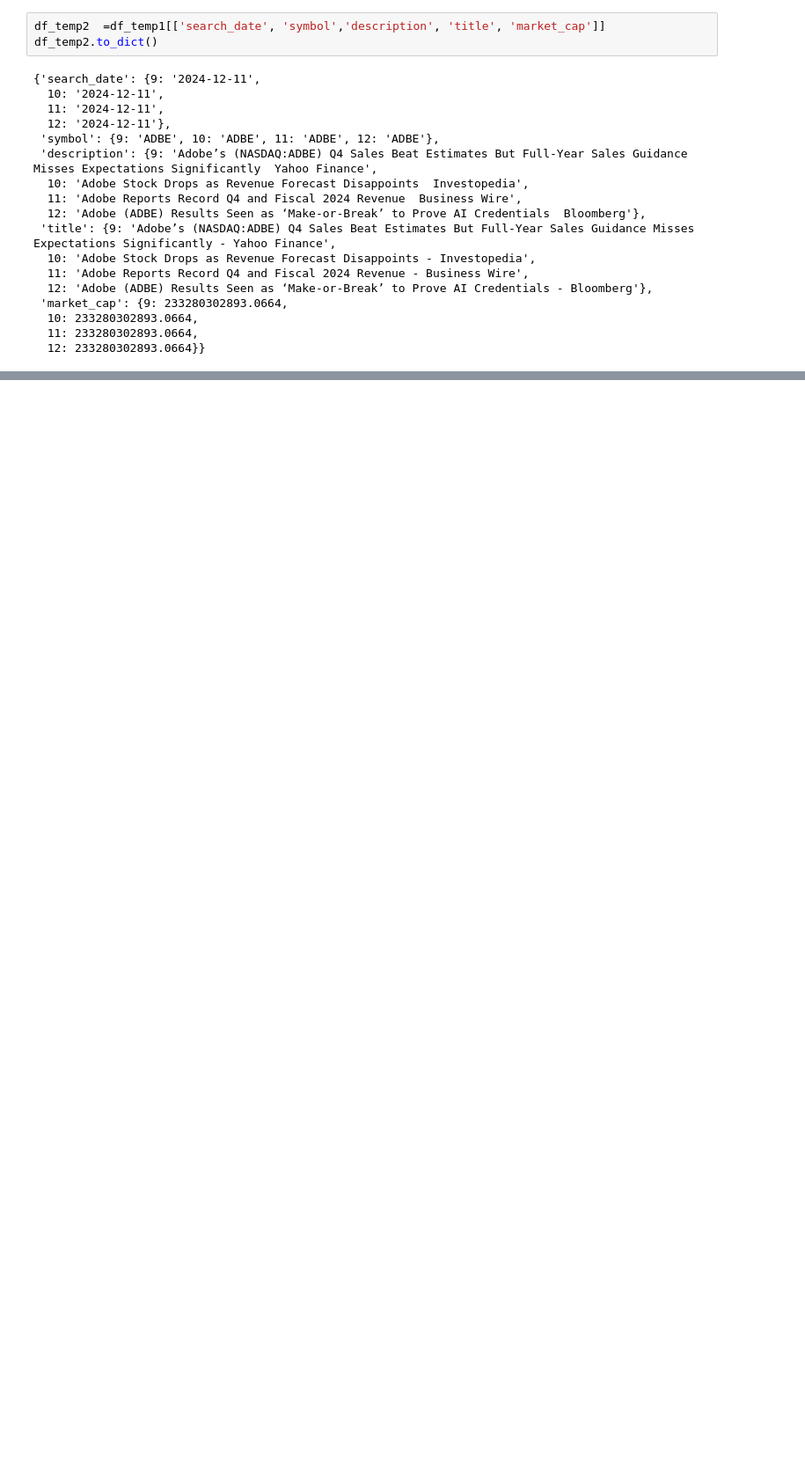
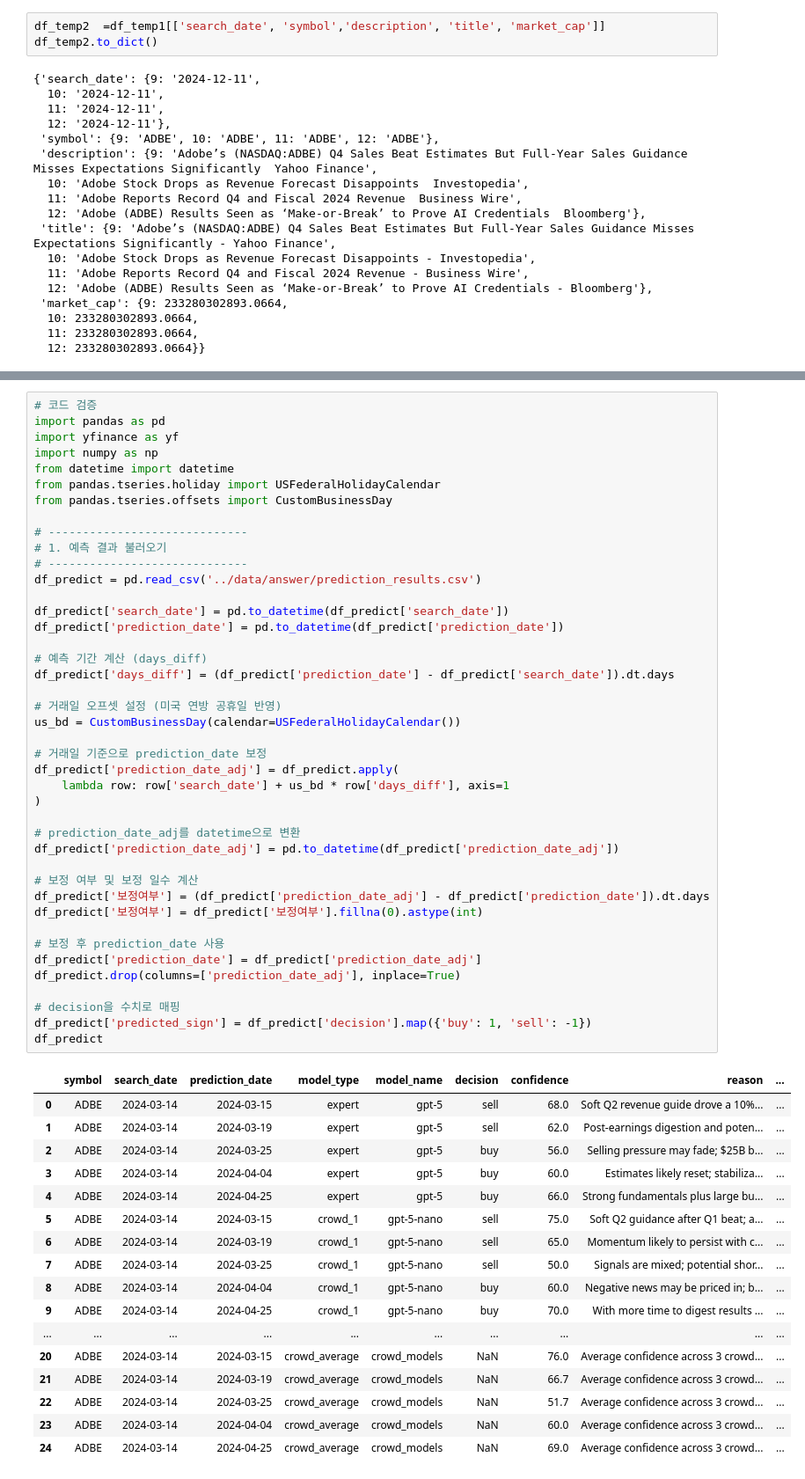
Before and after one commit to pupwchk/one-vs-a-hundred, a Jupyter notebook: yujin/related_to_DA.ipynb, the cells around one changed output, grey strips where cells are left out. Shown at 88% size. Drawn from its saved outputs; the diff is of its cells as text; blank space fills up the shorter version.

```diff
--- a/yujin/related_to_DA.ipynb
+++ b/yujin/related_to_DA.ipynb
@@ -172,0 +196,60 @@ df_temp2.to_dict()
+# %%
+# 코드 검증
+import pandas as pd
+import yfinance as yf
+import numpy as np
+from datetime import datetime
+from pandas.tseries.holiday import USFederalHolidayCalendar
+from pandas.tseries.offsets import CustomBusinessDay
+
+# -----------------------------
+# 1. 예측 결과 불러오기
+# -----------------------------
+df_predict = pd.read_csv('../data/answer/prediction_results.csv')
+
+df_predict['search_date'] = pd.to_datetime(df_predict['search_date'])
+df_predict['prediction_date'] = pd.to_datetime(df_predict['prediction_date'])
+
+# 예측 기간 계산 (days_diff)
+df_predict['days_diff'] = (df_predict['prediction_date'] - df_predict['search_date']).dt.days
+
+# 거래일 오프셋 설정 (미국 연방 공휴일 반영)
+us_bd = CustomBusinessDay(calendar=USFederalHolidayCalendar())
+
+# 거래일 기준으로 prediction_date 보정
+df_predict['prediction_date_adj'] = df_predict.apply(
+    lambda row: row['search_date'] + us_bd * row['days_diff'], axis=1
+)
+
+# prediction_date_adj를 datetime으로 변환
+df_predict['prediction_date_adj'] = pd.to_datetime(df_predict['prediction_date_adj'])
+
+# 보정 여부 및 보정 일수 계산
+df_predict['보정여부'] = (df_predict['prediction_date_adj'] - df_predict['prediction_date']).dt.days
+df_predict['보정여부'] = df_predict['보정여부'].fillna(0).astype(int)
+
+# 보정 후 prediction_date 사용
+df_predict['prediction_date'] = df_predict['prediction_date_adj']
+df_predict.drop(columns=['prediction_date_adj'], inplace=True)
+
+# decision을 수치로 매핑
+df_predict['predicted_sign'] = df_predict['decision'].map({'buy': 1, 'sell': -1})
+df_predict
+# %% [output]
+|  | symbol | search_date | prediction_date | model_type | model_name | decision | confidence | reason | ... |
+| 0 | ADBE | 2024-03-14 | 2024-03-15 | expert | gpt-5 | sell | 68.0 | Soft Q2 revenue guide drove a 10%... | ... |
+| 1 | ADBE | 2024-03-14 | 2024-03-19 | expert | gpt-5 | sell | 62.0 | Post-earnings digestion and poten... | ... |
+| 2 | ADBE | 2024-03-14 | 2024-03-25 | expert | gpt-5 | buy | 56.0 | Selling pressure may fade; $25B b... | ... |
+| 3 | ADBE | 2024-03-14 | 2024-04-04 | expert | gpt-5 | buy | 60.0 | Estimates likely reset; stabiliza... | ... |
+| 4 | ADBE | 2024-03-14 | 2024-04-25 | expert | gpt-5 | buy | 66.0 | Strong fundamentals plus large bu... | ... |
+| 5 | ADBE | 2024-03-14 | 2024-03-15 | crowd_1 | gpt-5-nano | sell | 75.0 | Soft Q2 guidance after Q1 beat; a... | ... |
+| 6 | ADBE | 2024-03-14 | 2024-03-19 | crowd_1 | gpt-5-nano | sell | 65.0 | Momentum likely to persist with c... | ... |
+| 7 | ADBE | 2024-03-14 | 2024-03-25 | crowd_1 | gpt-5-nano | sell | 50.0 | Signals are mixed; potential shor... | ... |
+| 8 | ADBE | 2024-03-14 | 2024-04-04 | crowd_1 | gpt-5-nano | buy | 60.0 | Negative news may be priced in; b... | ... |
+| 9 | ADBE | 2024-03-14 | 2024-04-25 | crowd_1 | gpt-5-nano | buy | 70.0 | With more time to digest results ... | ... |
+| ... | ... | ... | ... | ... | ... | ... | ... | ... | ... |
+| 20 | ADBE | 2024-03-14 | 2024-03-15 | crowd_average | crowd_models | NaN | 76.0 | Average confidence across 3 crowd... | ... |
+| 21 | ADBE | 2024-03-14 | 2024-03-19 | crowd_average | crowd_models | NaN | 66.7 | Average confidence across 3 crowd... | ... |
+| 22 | ADBE | 2024-03-14 | 2024-03-25 | crowd_average | crowd_models | NaN | 51.7 | Average confidence across 3 crowd... | ... |
+| 23 | ADBE | 2024-03-14 | 2024-04-04 | crowd_average | crowd_models | NaN | 60.0 | Average confidence across 3 crowd... | ... |
+| 24 | ADBE | 2024-03-14 | 2024-04-25 | crowd_average | crowd_models | NaN | 69.0 | Average confidence across 3 crowd... | ... |
```
Also changed, not shown: parts of 9 cells of this notebook, 6 other files.
